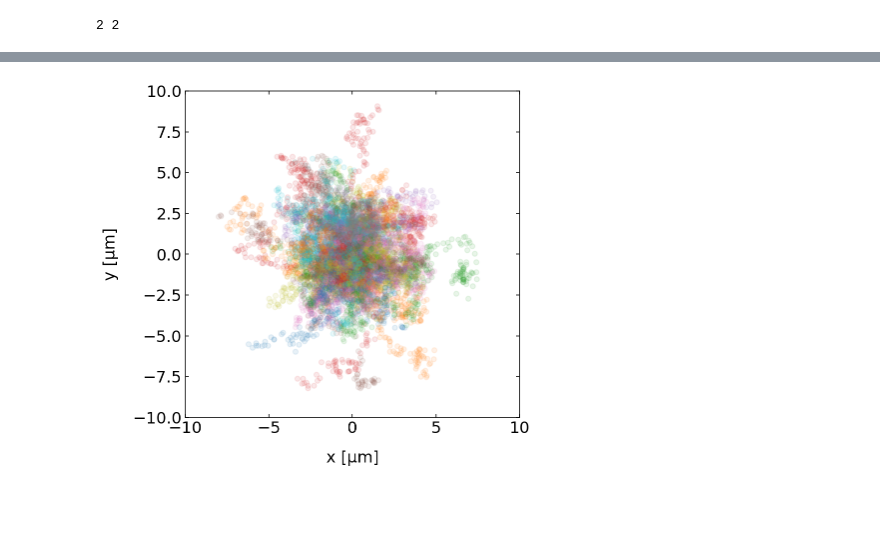
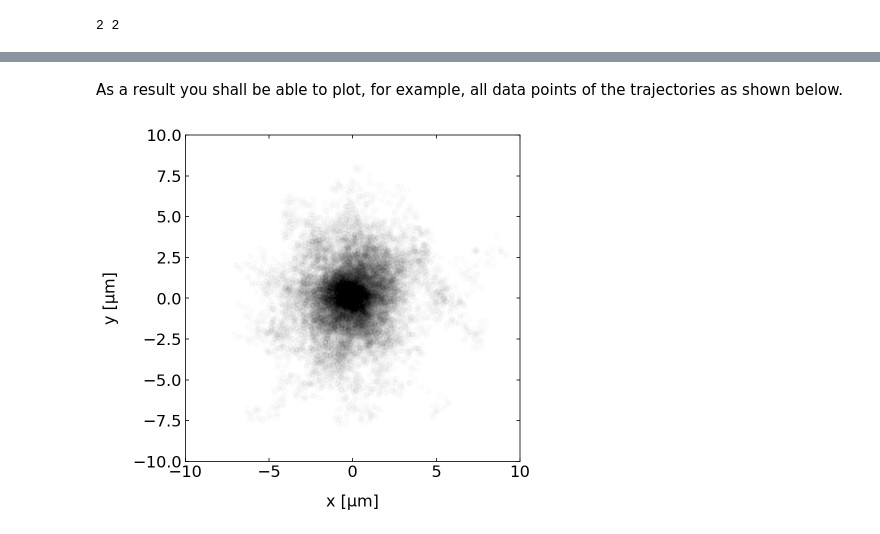
Before and after one commit to fcichos/website, a Jupyter notebook: source/notebooks/L3/4_classes.ipynb, the cells around one changed output, grey strips where cells are left out. Cells and saved outputs as stored; diff of their text form; code cells hidden in the pictures; blank space fills up the shorter version.

```diff
--- a/source/notebooks/L3/4_classes.ipynb
+++ b/source/notebooks/L3/4_classes.ipynb
@@ -198,41 +175,0 @@ Wrong identation will yield an `IndentationError` or a `SyntaxError`.
-# %%
-
-# Class definition
-class Colloid:
-
-    # A class variable, counting the number of Colloids
-    number = 0
-    f = 2.2e-19 # this is k_B T/(6 pi eta) in m^3/s
-
-    # constructor
-    def __init__(self,R, x0=0, y0=0):
-        # add initialisation code here
-        self.R=R
-        self.x=x0
-        self.y=y0
-        Colloid.number=Colloid.number+1
-        self.index=Colloid.number
-        self.D=Colloid.f/self.R
-
-
-    # method to return the name
-    def get_size(self):
-        return(self.R)
-
-
-    def get_D(self):
-        return(self.D)
-
-    def update(self,dt):
-        self.x=self.x+np.random.normal(0.0, np.sqrt(2*self.D*dt))
-        self.y=self.y+np.random.normal(0.0, np.sqrt(2*self.D*dt))
-        return(self.x,self.y)
-
-    # class method accessing a class variable
-    @classmethod
-    def how_many(cls):
-        return(Colloid.number)
-
-    # insert something that prints the particle position in a formatted way when printing
-    def __str__(self):
-        return("The particle with radius R={} is at x={},y={}.".format(self.R, self.x, self.y))
@@ -239,6 +221,6 @@ class Colloid:
 # %%
 N=100 # the number of trajectory points
-n=100# the number of particles
+n=200# the number of particles
 x=np.zeros([n,N])
 y=np.zeros([n,N])
 x[:,0]=0
@@ -255,16 +237,18 @@ for i in range(n):
 for i in range(1,N):
     for (index,p) in enumerate(p_list):
         x[index,i],y[index,i]=p.update(0.18)
+# %% [markdown]
+As a result you shall be able to plot, for example, all data points of the trajectories as shown below.
 # %%
 scale=1e6
 
 plt.figure(figsize=(6,6))
 for i in range(n):
-    plt.plot(x[i,:]*scale,y[i,:]*scale,'.',alpha=0.1,lw=0)
+    plt.plot(x[i,:]*scale,y[i,:]*scale,'k.',alpha=0.01,lw=0)
 plt.xlim(-10,10)
 plt.ylim(-10,10)
 plt.xlabel('x [µm]')
 plt.ylabel('y [µm]')
 plt.show()
 # %% [output]
-[figure, old version]
+[figure, new version]
```
Also changed, not shown: parts of 6 cells of this notebook.
